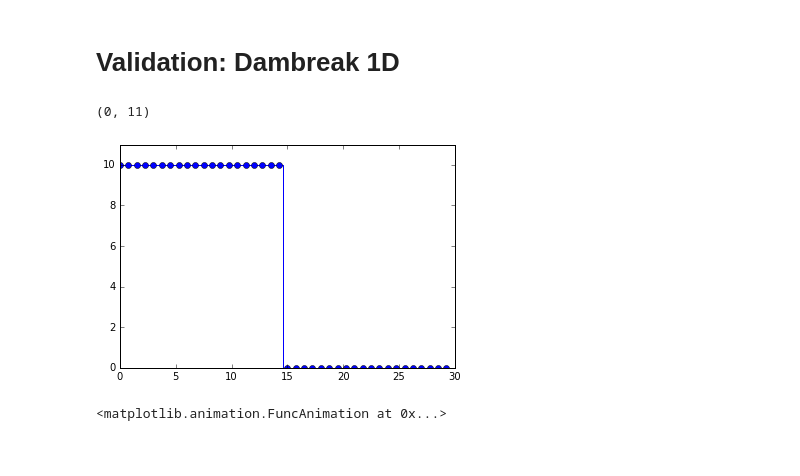
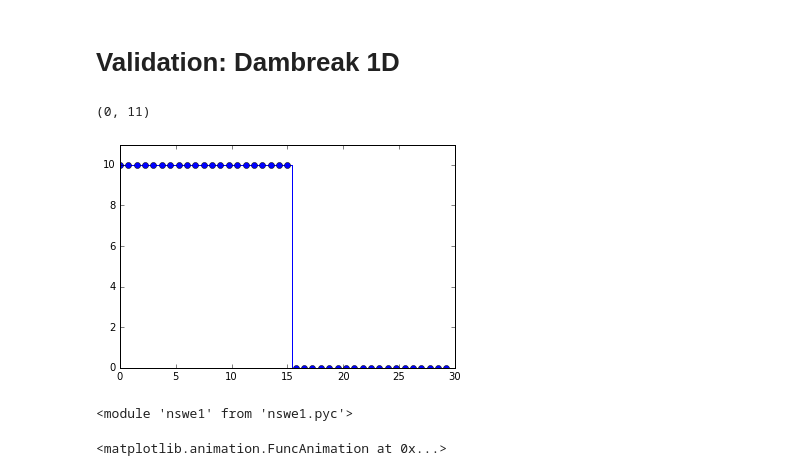
Before and after one commit to joaocaldass/inriamericwaves, a Jupyter notebook: Simulations/nswe_muscl_2order.ipynb, the cells around one changed output. Drawn from its saved outputs; the diff is of its cells as text; code cells hidden in the pictures.

Commit message:
started branch for nswe model

```diff
--- a/Simulations/nswe_muscl_2order.ipynb
+++ b/Simulations/nswe_muscl_2order.ipynb
@@ -496,24 +496,28 @@ Cool. They are the same :)
 # %%
 L = 30.
 npoints = 40
 dx = L/40
 x = np.arange(0,L,dx)
 dx = np.min(np.diff(x))
 nx = x.shape[0]
 cfl = 0.3
 t0  = 0.
 nt = 300
 
 h = np.zeros((nt,x.shape[0]))
 hu = np.zeros((nt,x.shape[0]))
-h[0,:] = np.where(x<L/2, 10., 0.)
+h[0,:] = np.where(x<=L/2, 10., 1e-3)
 hu[0,:] = 0.
 
 plt.step(x,h[0,:],'o',where='mid')
 plt.ylim(0,11)
 # %% [output]
 (0, 11)
-[figure, old version]
+[figure, new version]
+# %%
+reload(nswe1)
+# %% [output]
+<module 'nswe1' from 'nswe1.pyc'>
 # %%
 import nswe1
 # %%
```
Also changed, not shown: parts of 9 cells of this notebook, 3 other files.
